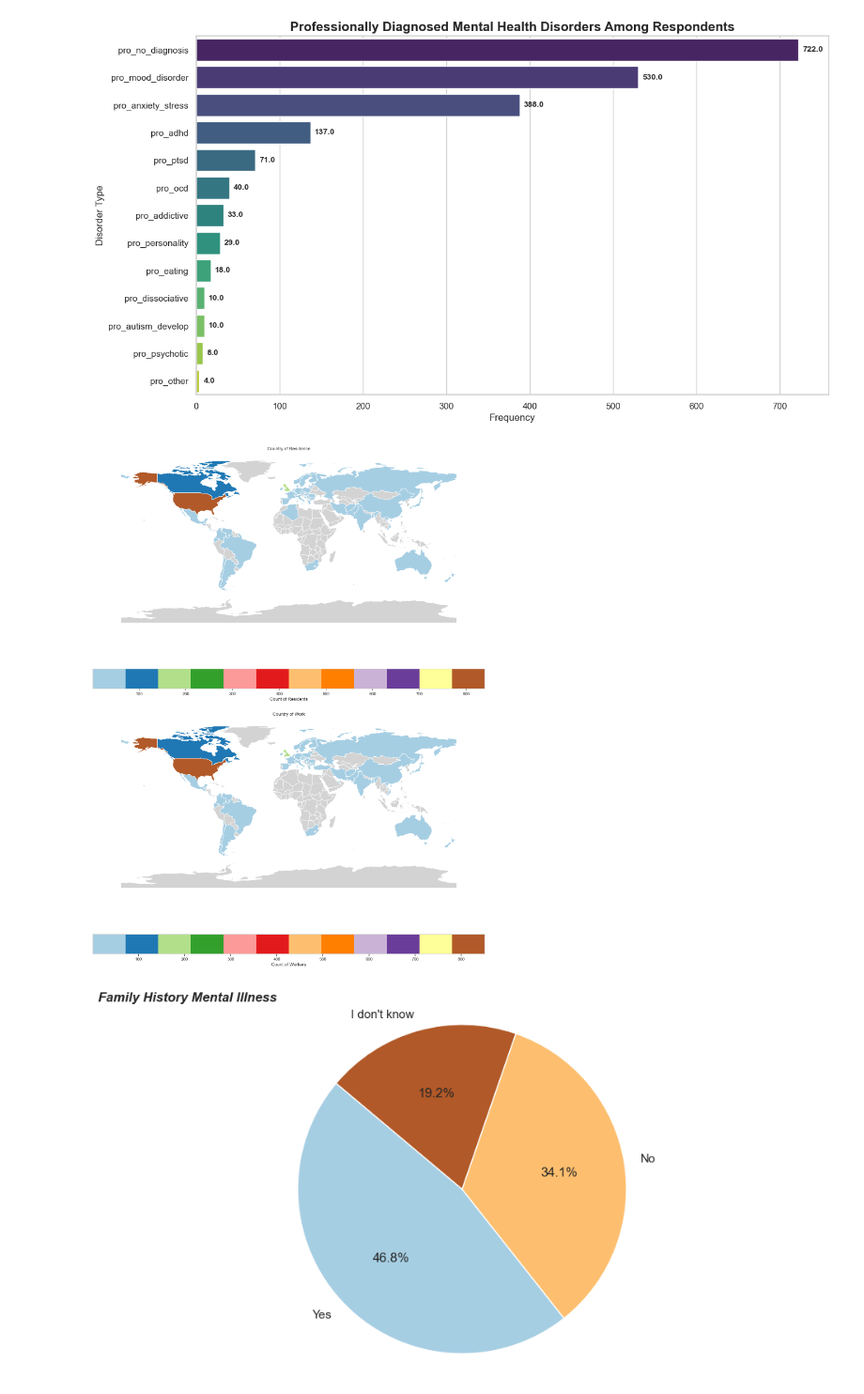
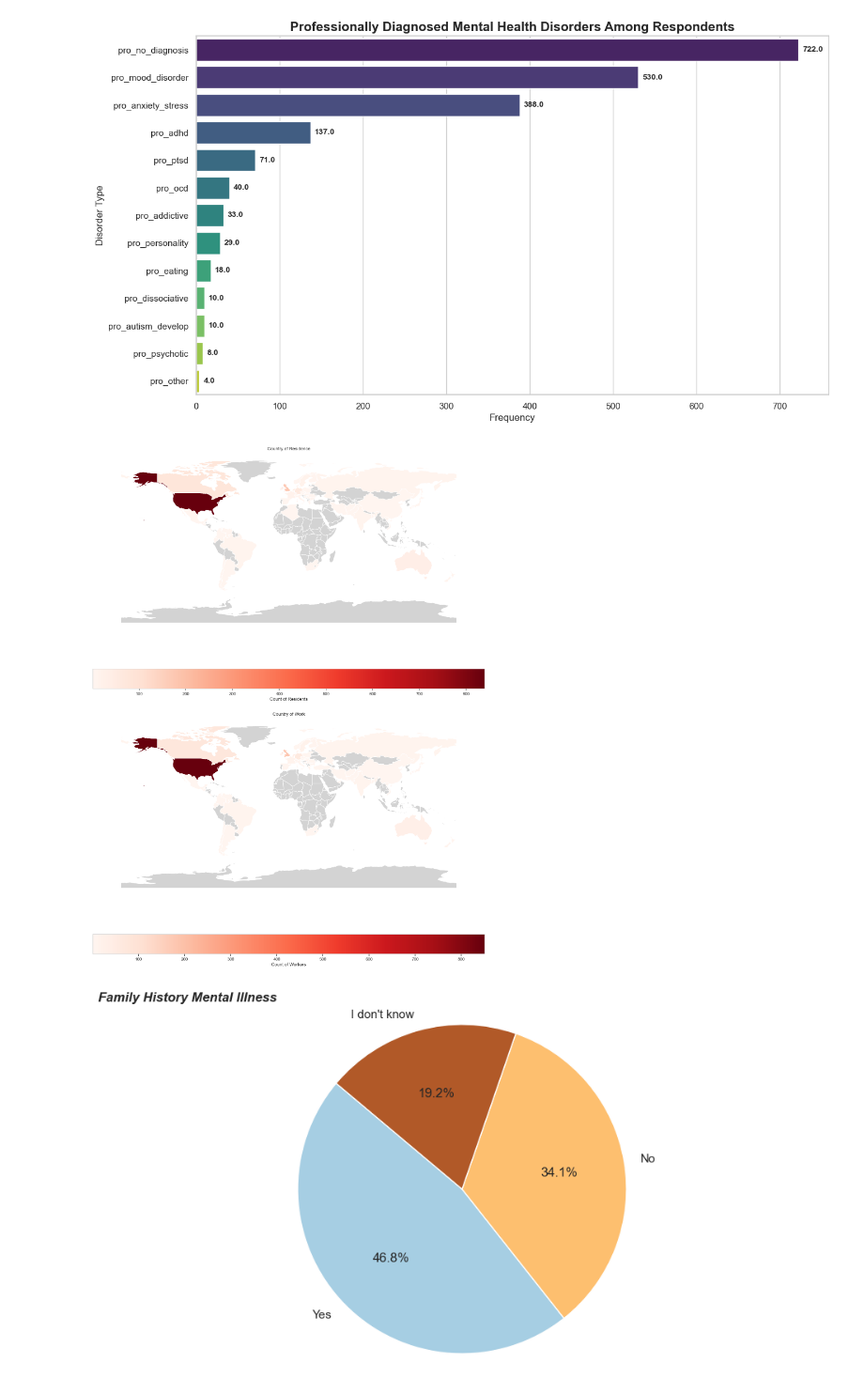
Before and after one commit to oskar-wolf/ML-EDA-Mental-Health-In-Tech, a Jupyter notebook: EDA/EDA-Global.ipynb, the cells around one changed output. Shown at 94% size. Drawn from its saved outputs; the diff is of its cells as text; code cells hidden in the pictures.

```diff
--- a/EDA/EDA-Global.ipynb
+++ b/EDA/EDA-Global.ipynb
@@ -238,33 +238,35 @@ df_global['country_of_residence_alpha3'].fillna('Unknown', inplace=True)
 # %%
 world = gpd.read_file(gpd.datasets.get_path('naturalearth_lowres'))
 world = world[['iso_a3','geometry']]
 
 residence_counts = df_global['country_of_residence_alpha3'].value_counts()
 work_counts = df_global['country_of_work_alpha3'].value_counts()
 
 world = world.merge(residence_counts.to_frame(name = 'residence_count'),left_on ='iso_a3', right_index = True, how='left')
 world = world.merge(work_counts.to_frame(name='work_count'), left_on='iso_a3', right_index =True, how='left')
 
-fig, axs = plt.subplots(nrows=2, ncols=1, figsize=(15, 20), subplot_kw={'aspect': 'equal'})
+fig, axs = plt.subplots(nrows=2, ncols=1, figsize=(15, 20), subplot_kw={'aspect': 'equal'}, facecolor='white')
 axs.flatten()
 
 world.plot(column = 'residence_count', ax =axs[0], legend = True,
             legend_kwds = {'label' :'Count of Residents', 'orientation': "horizontal"},
-            cmap='Paired', missing_kwds={'color' : 'lightgrey'})
+            cmap='Reds', missing_kwds={'color' : 'lightgrey'})
 axs[0].set_title('Country of Residence')
+
 
 world.plot(column='work_count',ax=axs[1], legend = True,
             legend_kwds = {'label' : "Count of Workers", 'orientation': "horizontal"},
-            cmap='Paired', missing_kwds={"color" :'lightgrey'})
+            cmap='Reds', missing_kwds={"color" :'lightgrey'})
 axs[1].set_title('Country of Work')
 
 for ax in axs:
     ax.set_axis_off()
 
+
 plt.tight_layout()
 plt.show()
 # %% [output]
-[figure, old version]
+[figure, new version]
 # %%
 '''plot_variables = [
     'family_history_mental_illness', 'had_mental_health_disorder_past',
```
Also changed, not shown: 15 other files.
